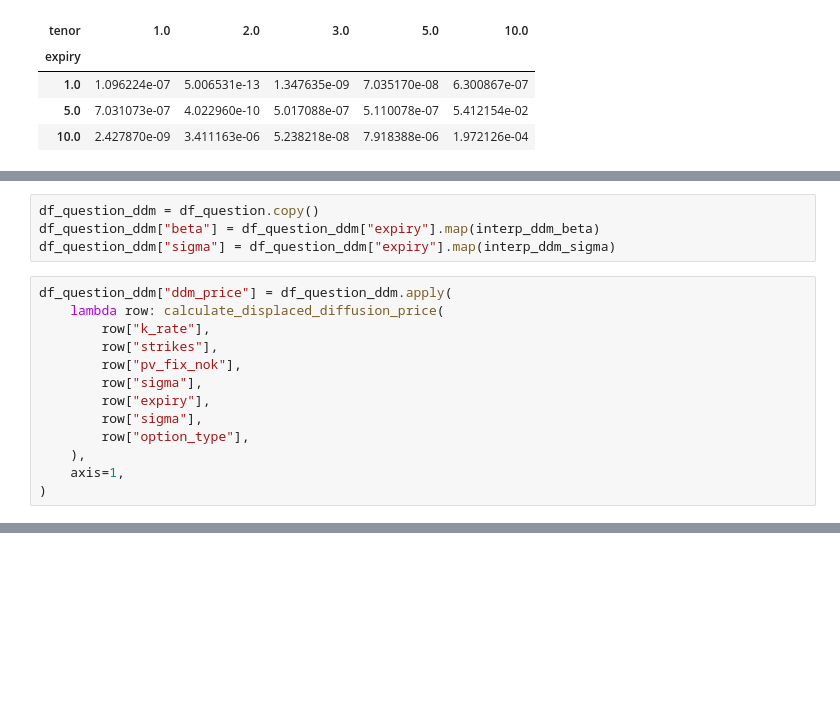
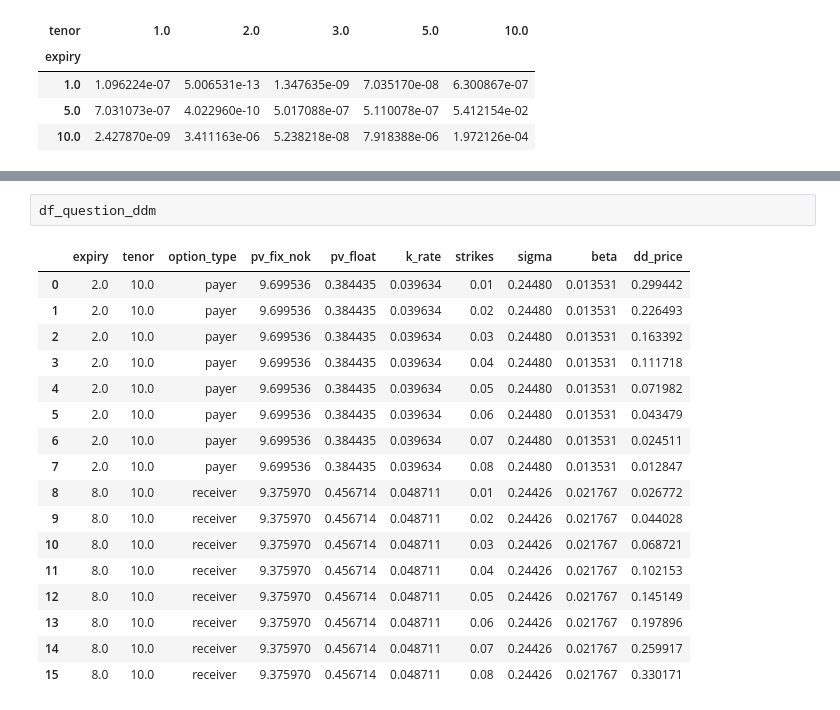
Before and after one commit to andreignatius/fixed-income, a Jupyter notebook: swaption_calibration/jos_part_2.ipynb, the cells around one changed output, grey strips where cells are left out. Cells and saved outputs as stored; diff of their text form; blank space fills up the shorter version.

```diff
--- a/swaption_calibration/jos_part_2.ipynb
+++ b/swaption_calibration/jos_part_2.ipynb
@@ -728,17 +732,0 @@ interp_ddm_sigma = get_interp_param(df_ddm_sigma)
-# %%
-df_question_ddm = df_question.copy()
-df_question_ddm["beta"] = df_question_ddm["expiry"].map(interp_ddm_beta)
-df_question_ddm["sigma"] = df_question_ddm["expiry"].map(interp_ddm_sigma)
-# %%
-df_question_ddm["ddm_price"] = df_question_ddm.apply(
-    lambda row: calculate_displaced_diffusion_price(
-        row["k_rate"],
-        row["strikes"],
-        row["pv_fix_nok"],
-        row["sigma"],
-        row["expiry"],
-        row["sigma"],
-        row["option_type"],
-    ),
-    axis=1,
-)
@@ -744,0 +756,20 @@ df_question_ddm["ddm_price"] = df_question_ddm.apply(
+# %%
+df_question_ddm
+# %% [output]
+|  | expiry | tenor | option_type | pv_fix_nok | pv_float | k_rate | strikes | sigma | beta | dd_price |
+| 0 | 2.0 | 10.0 | payer | 9.699536 | 0.384435 | 0.039634 | 0.01 | 0.24480 | 0.013531 | 0.299442 |
+| 1 | 2.0 | 10.0 | payer | 9.699536 | 0.384435 | 0.039634 | 0.02 | 0.24480 | 0.013531 | 0.226493 |
+| 2 | 2.0 | 10.0 | payer | 9.699536 | 0.384435 | 0.039634 | 0.03 | 0.24480 | 0.013531 | 0.163392 |
+| 3 | 2.0 | 10.0 | payer | 9.699536 | 0.384435 | 0.039634 | 0.04 | 0.24480 | 0.013531 | 0.111718 |
+| 4 | 2.0 | 10.0 | payer | 9.699536 | 0.384435 | 0.039634 | 0.05 | 0.24480 | 0.013531 | 0.071982 |
+| 5 | 2.0 | 10.0 | payer | 9.699536 | 0.384435 | 0.039634 | 0.06 | 0.24480 | 0.013531 | 0.043479 |
+| 6 | 2.0 | 10.0 | payer | 9.699536 | 0.384435 | 0.039634 | 0.07 | 0.24480 | 0.013531 | 0.024511 |
+| 7 | 2.0 | 10.0 | payer | 9.699536 | 0.384435 | 0.039634 | 0.08 | 0.24480 | 0.013531 | 0.012847 |
+| 8 | 8.0 | 10.0 | receiver | 9.375970 | 0.456714 | 0.048711 | 0.01 | 0.24426 | 0.021767 | 0.026772 |
+| 9 | 8.0 | 10.0 | receiver | 9.375970 | 0.456714 | 0.048711 | 0.02 | 0.24426 | 0.021767 | 0.044028 |
+| 10 | 8.0 | 10.0 | receiver | 9.375970 | 0.456714 | 0.048711 | 0.03 | 0.24426 | 0.021767 | 0.068721 |
+| 11 | 8.0 | 10.0 | receiver | 9.375970 | 0.456714 | 0.048711 | 0.04 | 0.24426 | 0.021767 | 0.102153 |
+| 12 | 8.0 | 10.0 | receiver | 9.375970 | 0.456714 | 0.048711 | 0.05 | 0.24426 | 0.021767 | 0.145149 |
+| 13 | 8.0 | 10.0 | receiver | 9.375970 | 0.456714 | 0.048711 | 0.06 | 0.24426 | 0.021767 | 0.197896 |
+| 14 | 8.0 | 10.0 | receiver | 9.375970 | 0.456714 | 0.048711 | 0.07 | 0.24426 | 0.021767 | 0.259917 |
+| 15 | 8.0 | 10.0 | receiver | 9.375970 | 0.456714 | 0.048711 | 0.08 | 0.24426 | 0.021767 | 0.330171 |
```
Also changed, not shown: parts of 11 cells of this notebook.
